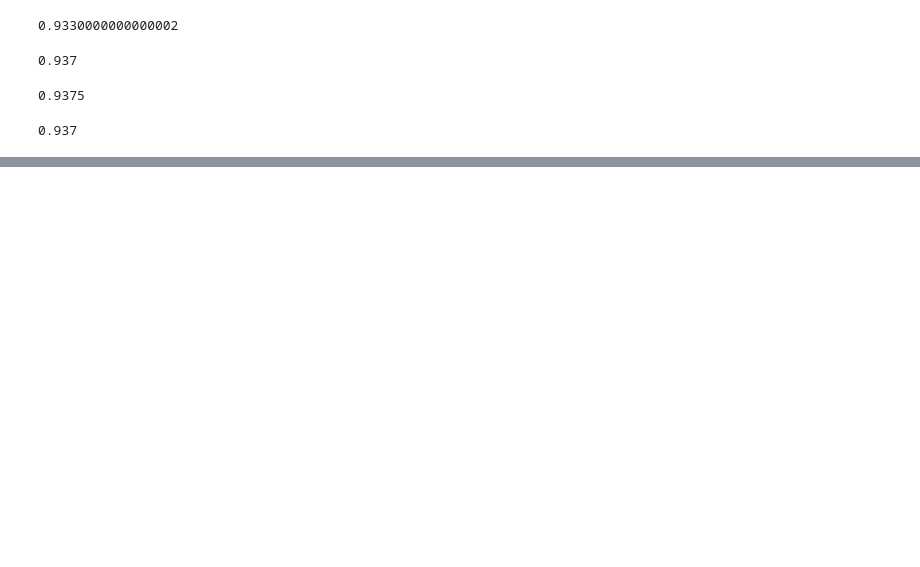
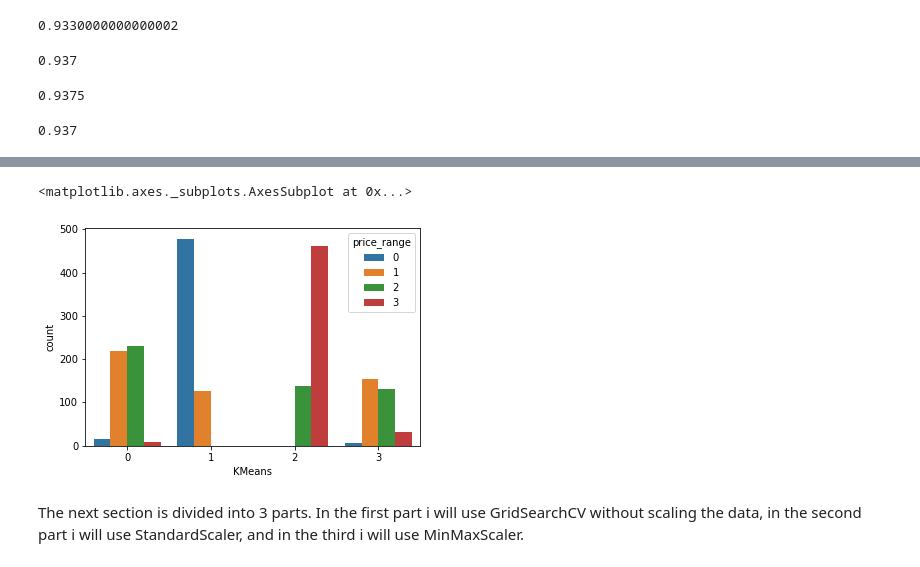
Before and after one commit to or-yitshak/Final-Project-Semester-B, a Jupyter notebook: Mobile price clasiffication.ipynb, the cells around one changed output, grey strips where cells are left out. Drawn from its saved outputs; the diff is of its cells as text; code cells hidden in the pictures; blank space fills up the shorter version.

```diff
--- a/Mobile price clasiffication.ipynb
+++ b/Mobile price clasiffication.ipynb
@@ -858,0 +869,7 @@ its look like this methods didnt help in conclusion the knn is still the best cl
+# %%
+sns.countplot(x['KMeans'],hue=x['price_range'])
+# %% [output]
+<matplotlib.axes._subplots.AxesSubplot at 0x...>
+[figure, added]
+# %% [markdown]
+The next section is divided into 3 parts. In the first part i will use GridSearchCV without scaling the data, in the second part i will use StandardScaler, and in the third i will use MinMaxScaler.
```
Also changed, not shown: parts of 70 cells of this notebook.
